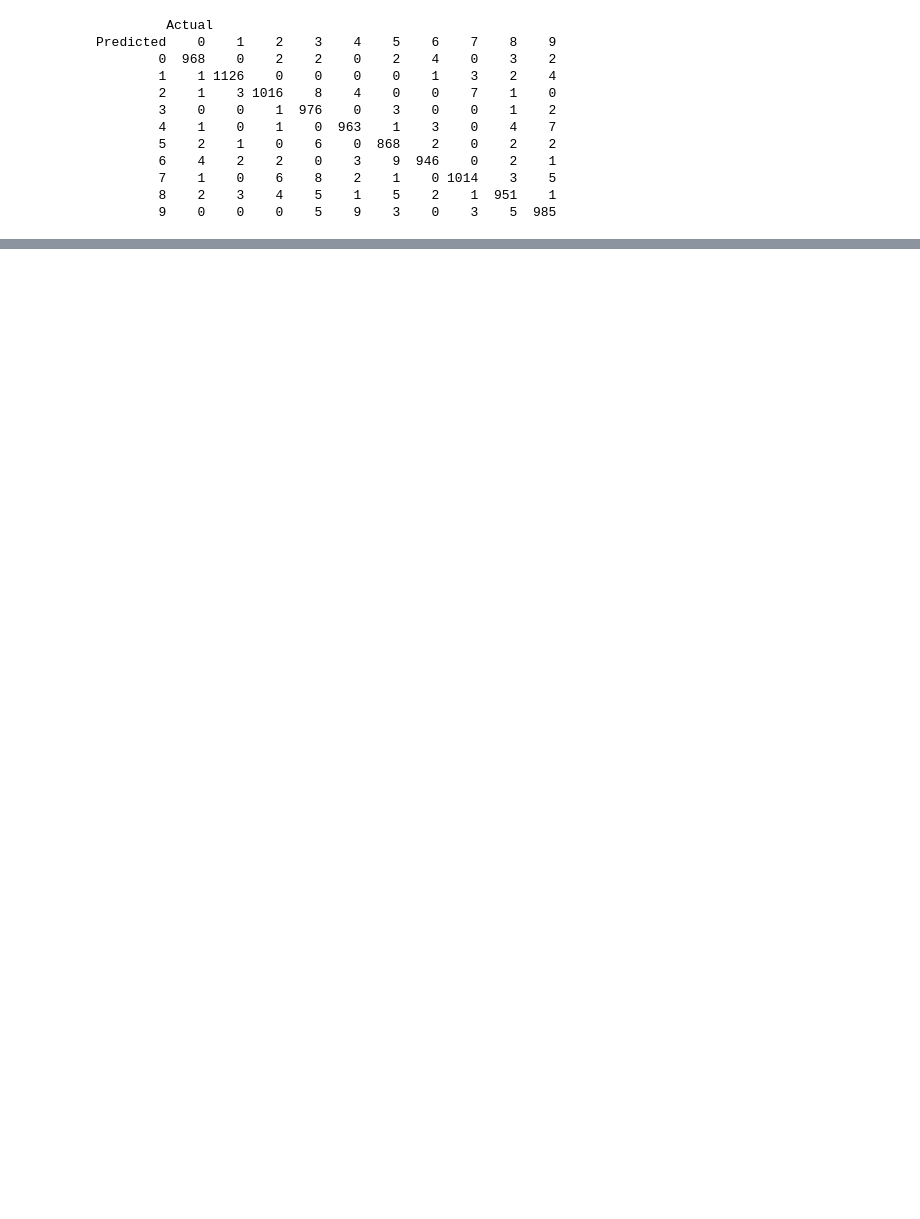
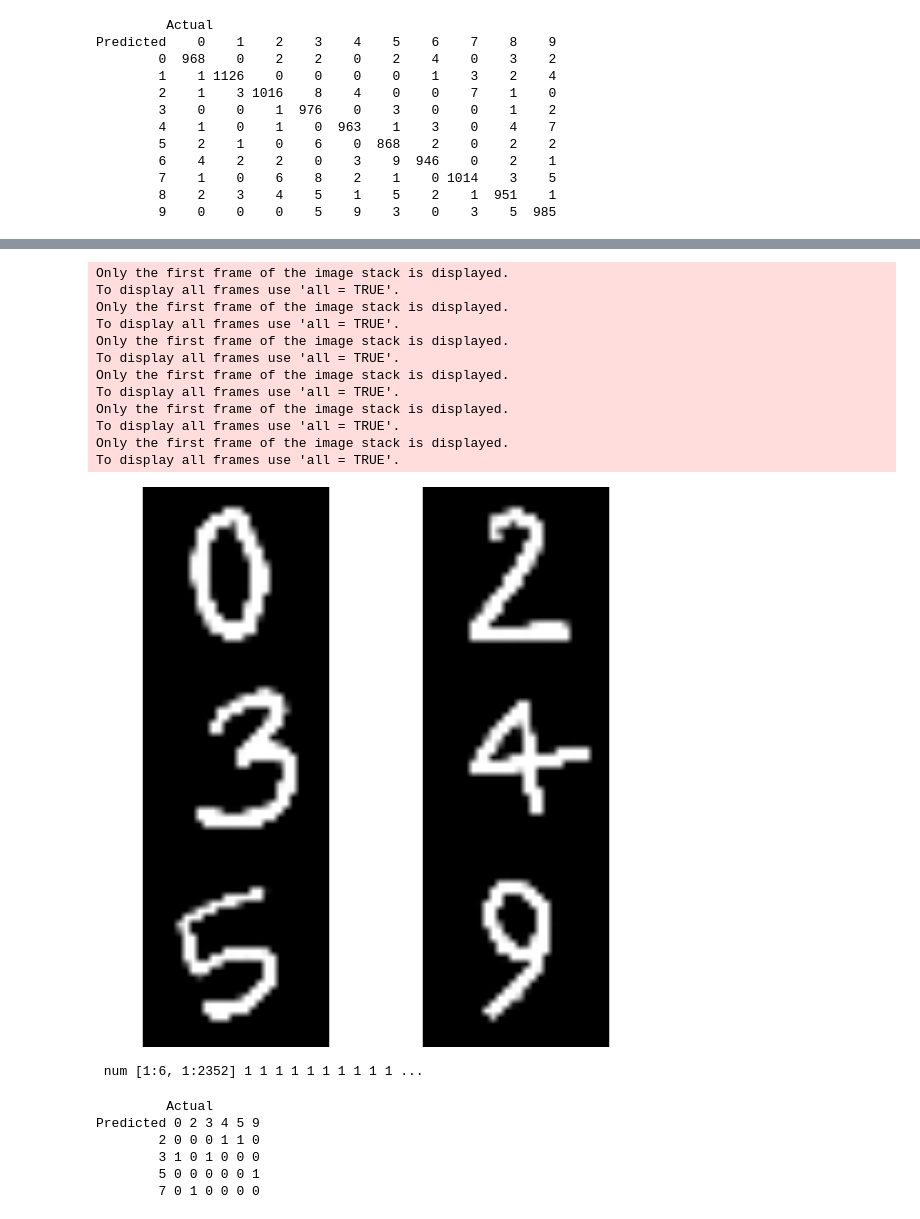
Before and after one commit to alif-munim/r-tensorflow, a Jupyter notebook: mnist-handwriting/mnist-handwriting.ipynb, the cells around one changed output, grey strips where cells are left out. Cells and saved outputs as stored; diff of their text form; code cells hidden in the pictures; blank space fills up the shorter version.

```diff
--- a/mnist-handwriting/mnist-handwriting.ipynb
+++ b/mnist-handwriting/mnist-handwriting.ipynb
@@ -370,0 +459,27 @@ Predicted    0    1    2    3    4    5    6    7    8    9
+# %%
+for (i in 1:length(examples)) {colorMode(mypic[[i]]) <- Grayscale}
+for (i in 1:length(examples)) {mypic[[i]] <- 1-mypic[[i]]}
+for (i in 1:length(examples)) {mypic[[i]] <- resize(mypic[[i]], 28, 28)}
+par(mfrow=c(3,2))
+for (i in 1:length(examples)) plot(mypic[[i]])
+# %% [output]
+Only the first frame of the image stack is displayed.
+To display all frames use 'all = TRUE'.
+Only the first frame of the image stack is displayed.
+To display all frames use 'all = TRUE'.
+Only the first frame of the image stack is displayed.
+To display all frames use 'all = TRUE'.
+Only the first frame of the image stack is displayed.
+To display all frames use 'all = TRUE'.
+Only the first frame of the image stack is displayed.
+To display all frames use 'all = TRUE'.
+Only the first frame of the image stack is displayed.
+To display all frames use 'all = TRUE'.
+[figure, added]
+# %%
+for (i in 1:length(examples)) {mypic[[i]] <- array_reshape(mypic[[i]], c(28,28,3))}
+new <- NULL
+for (i in 1:length(examples)) {new <- rbind(new, mypic[[i]])}
+str(new)
+# %% [output]
+ num [1:6, 1:2352] 1 1 1 1 1 1 1 1 1 1 ...
@@ -370,0 +492,10 @@ Predicted    0    1    2    3    4    5    6    7    8    9
+# %%
+# Confusion matrix
+table(Predicted = pred, Actual = new_y)
+# %% [output]
+         Actual
+Predicted 0 2 3 4 5 9
+        2 0 0 0 1 1 0
+        3 1 0 1 0 0 0
+        5 0 0 0 0 0 1
+        7 0 1 0 0 0 0
```
Also changed, not shown: parts of 11 cells of this notebook, 1 other file.
